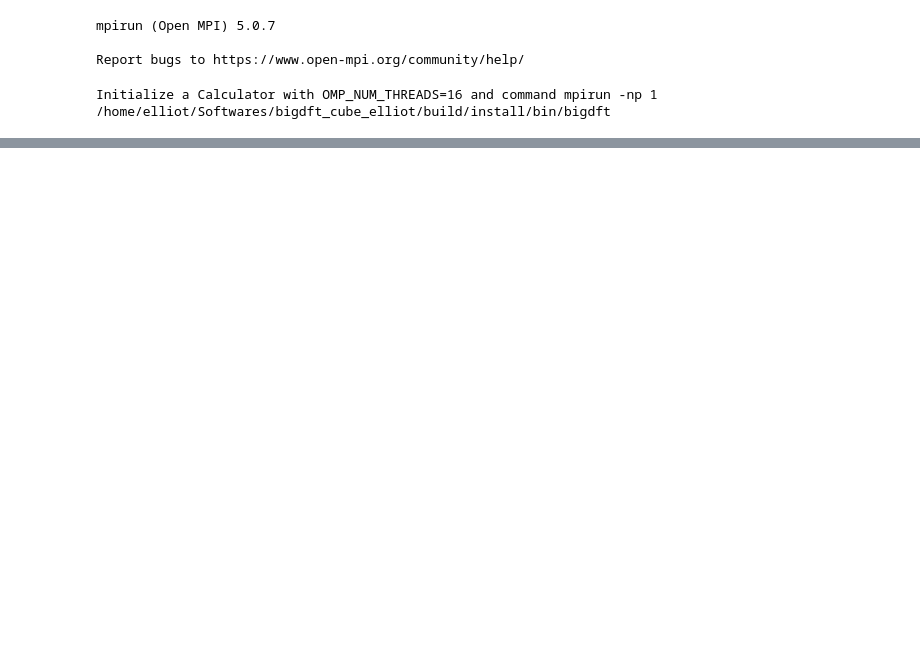
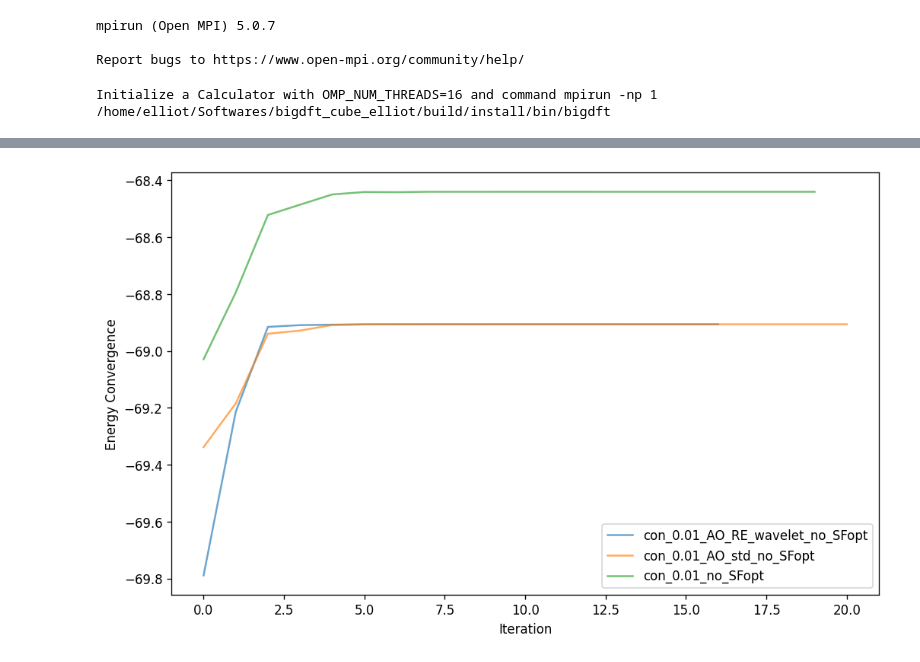
Before and after one commit to TengxiangLii/Direct-Support-Function, a Jupyter notebook: Atomic_Orbital_Restart/AO_RE_Si3O6.ipynb, the cells around one changed output, grey strips where cells are left out. Saved outputs shown, nothing was run; the diff lists cells and outputs as text; code cells hidden in the pictures; blank space fills up the shorter version.

```diff
--- a/Atomic_Orbital_Restart/AO_RE_Si3O6.ipynb
+++ b/Atomic_Orbital_Restart/AO_RE_Si3O6.ipynb
@@ -282,0 +532,9 @@ plot_iterations(log_RE)
+# %%
+log_RE_001 = {}
+log_RE_001['con_0.01_AO_RE_wavelet_no_SFopt'] = log['con_0.01_AO_RE_wavelet_no_SFopt']
+log_RE_001['con_0.01_AO_std_no_SFopt'] = log['con_0.01_AO_std_no_SFopt']
+log_RE_001['con_0.01_no_SFopt'] = log['con_0.01_no_SFopt']
+# %%
+plot_iterations(log_RE_001)
+# %% [output]
+[figure, added]
```
Also changed, not shown: parts of 24 cells of this notebook, 45 other files.
